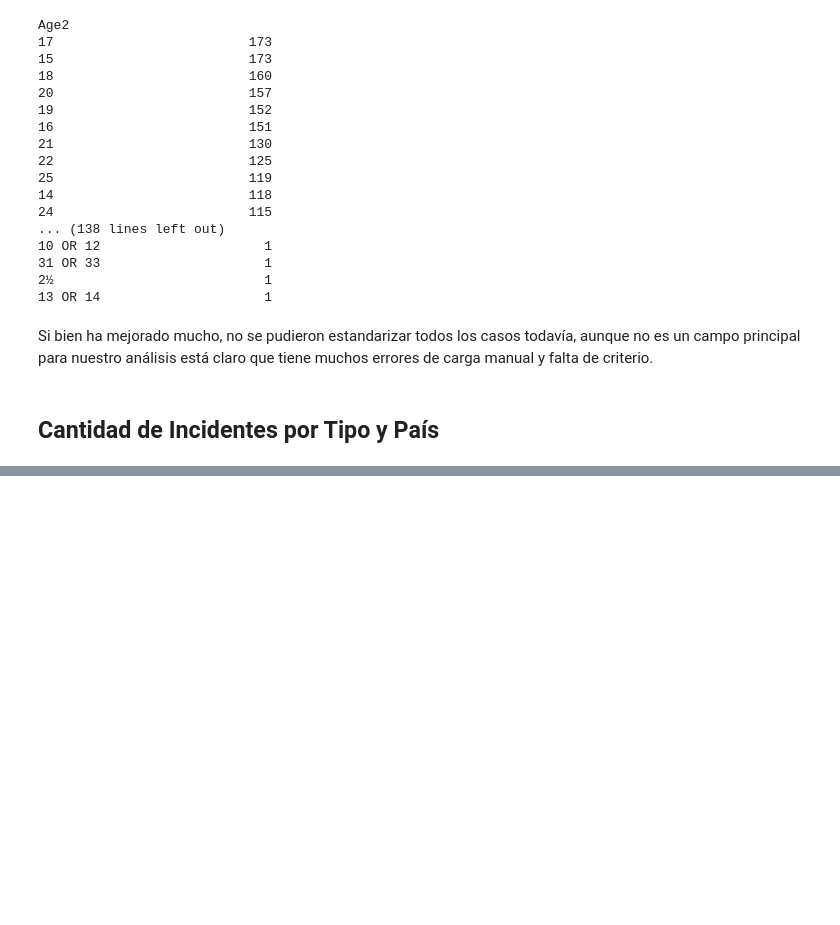
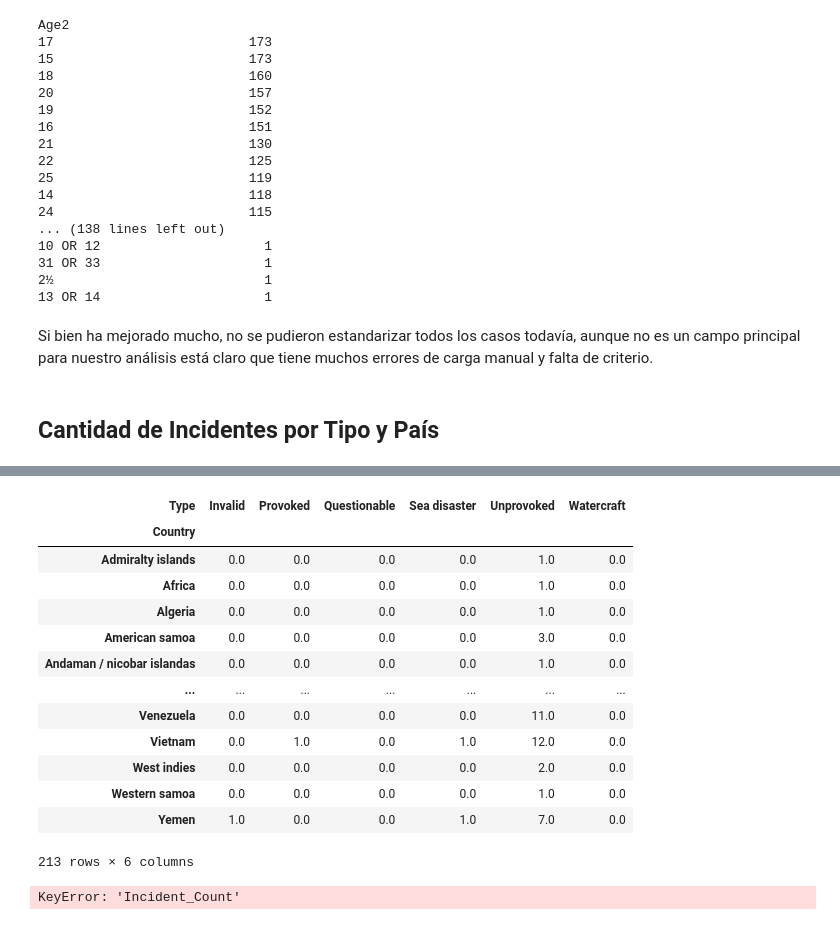
Before and after one commit to jorgeaguirre-dev/3_Limpieza_Datos, a Jupyter notebook: notebook.ipynb, the cells around one changed output, grey strips where cells are left out. Drawn from its saved outputs; the diff is of its cells as text; code cells hidden in the pictures; blank space fills up the shorter version.

Commit message:
Add pivot table for incident counts by country and type in notebook

```diff
--- a/notebook.ipynb
+++ b/notebook.ipynb
@@ -316,3 +316,7 @@ Age2
 Si bien ha mejorado mucho, no se pudieron estandarizar todos los casos todavía, aunque no es un campo principal para nuestro análisis está claro que tiene muchos errores de carga manual y falta de criterio.
 # %% [markdown]
 ## Cantidad de Incidentes por Tipo y País
+# %%
+# Agrupamos por País y Tipo de ataque
+df_tipo_pais = df.groupby(['Country', 'Type']).size().reset_index(name='Incident_Count').sort_values(by='Incident_Count', ascending=False)
+df_tipo_pais.head(10)
@@ -318,0 +335,36 @@ Si bien ha mejorado mucho, no se pudieron estandarizar todos los casos todavía,
+# %%
+# Pivot
+tabla_pivot = df_tipo_pais.pivot(index='Country', columns='Type', values='Incident_Count').fillna(0)
+
+display(tabla_pivot)
+# %% [output]
+| Type | Invalid | Provoked | Questionable | Sea disaster | Unprovoked | Watercraft |
+| Country |  |  |  |  |  |  |
+| Admiralty islands | 0.0 | 0.0 | 0.0 | 0.0 | 1.0 | 0.0 |
+| Africa | 0.0 | 0.0 | 0.0 | 0.0 | 1.0 | 0.0 |
+| Algeria | 0.0 | 0.0 | 0.0 | 0.0 | 1.0 | 0.0 |
+| American samoa | 0.0 | 0.0 | 0.0 | 0.0 | 3.0 | 0.0 |
+| Andaman / nicobar islandas | 0.0 | 0.0 | 0.0 | 0.0 | 1.0 | 0.0 |
+| ... | ... | ... | ... | ... | ... | ... |
+| Venezuela | 0.0 | 0.0 | 0.0 | 0.0 | 11.0 | 0.0 |
+| Vietnam | 0.0 | 1.0 | 0.0 | 1.0 | 12.0 | 0.0 |
+| West indies | 0.0 | 0.0 | 0.0 | 0.0 | 2.0 | 0.0 |
+| Western samoa | 0.0 | 0.0 | 0.0 | 0.0 | 1.0 | 0.0 |
+| Yemen | 1.0 | 0.0 | 0.0 | 1.0 | 7.0 | 0.0 |
+213 rows × 6 columns
+# %%
+# Creamos un pivot table
+tabla_pivot = df_tipo_pais.pivot(index='Country', columns='Type', values='Incident_Count').fillna(0)
+
+# Calculamos la columna 'Total' sumando todas las columnas de tipos
+tabla_pivot['Total'] = tabla_pivot.sum(axis=1)
+
+# Ahora ordenamos por la columna 'Total'
+tabla_pivot = tabla_pivot.sort_values(by='Total', ascending=False)
+
+# Convertimos a entero para mejor visual
+tabla_pivot = tabla_pivot.astype(int)
+
+display(tabla_pivot.head(10))
+# %% [output]
+KeyError: 'Incident_Count'
```
Also changed, not shown: parts of 1 cell of this notebook.
